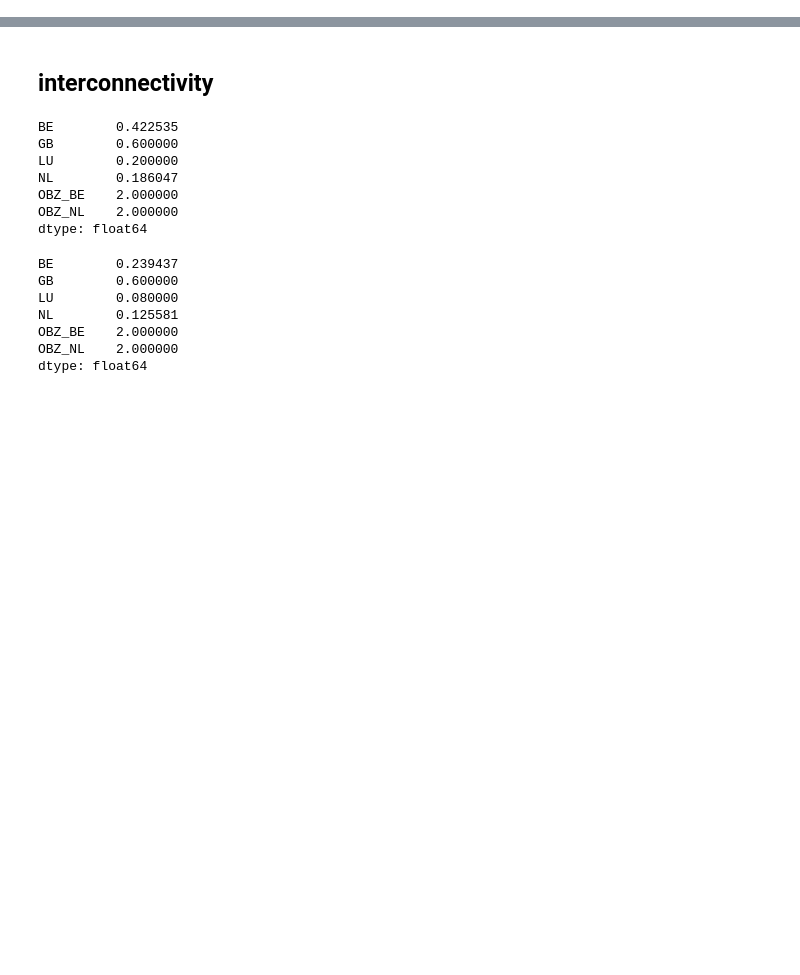
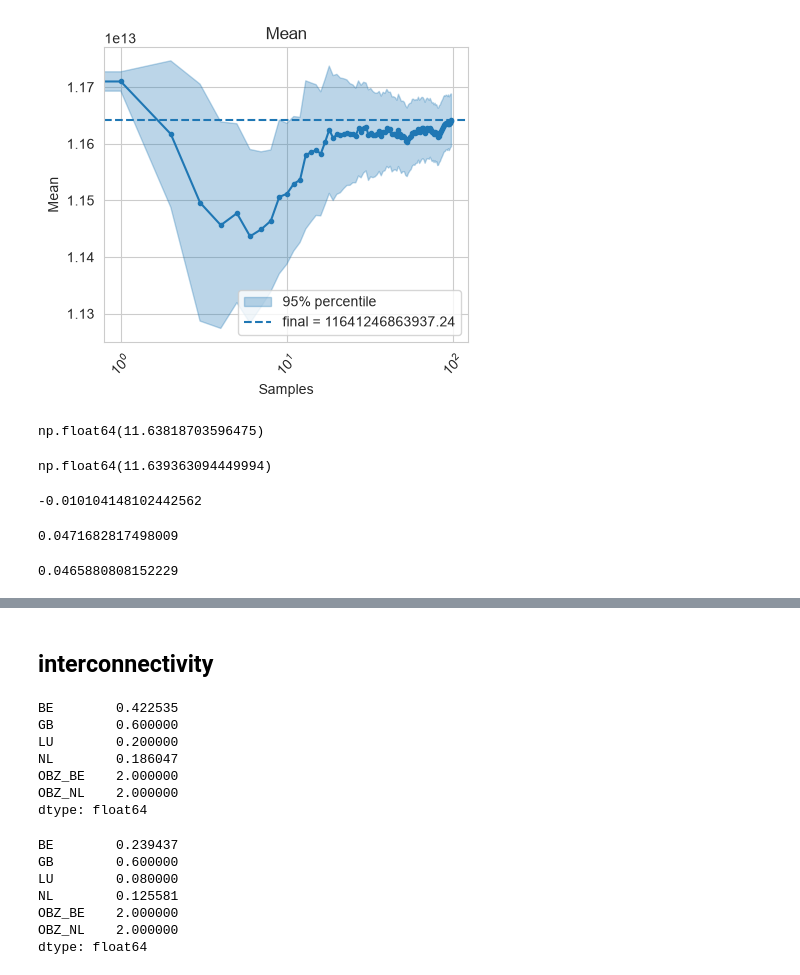
Before and after one commit to nathan-giovannini/pypsa-monte_carlo, a Jupyter notebook: post_proc_cba.ipynb, the cells around one changed output, grey strips where cells are left out. Saved outputs shown, nothing was run; the diff lists cells and outputs as text; code cells hidden in the pictures; blank space fills up the shorter version.

```diff
--- a/post_proc_cba.ipynb
+++ b/post_proc_cba.ipynb
@@ -16,0 +134,57 @@ cf_0_pool = pd.read_csv('/Users/ng-work/Models/pypsa-monte_carlo/results/example
+# %%
+import numpy as np
+import matplotlib.pyplot as plt
+
+samples = np.asarray(np.arange(len(total_list)-1))
+mean = np.asarray(mean)
+std = np.asarray(convergence)*1.96
+
+fig, ax = plt.subplots(figsize=(4.5, 4))
+
+# Mean curve with markers
+ax.plot(samples, mean, "-o", color="C0", markersize=3, lw=1.5)
+
+# Shaded ±σ band
+ax.fill_between(samples, mean - std, mean + std,
+                color="C0", alpha=0.3,
+                label="95% percentile" #r"$\pm\sigma_\mu$"
+                )
+
+# Dashed horizontal line at the final value
+final = mean[-1]
+ax.axhline(final, color="C0", ls="--", lw=1.5,
+           label=f"final = {final:.2f}")
+
+# Log x-axis, rotated tick labels
+ax.set_xscale("log")
+ax.tick_params(axis="x", rotation=45)
+
+ax.set_xlabel("Samples")
+ax.set_ylabel("Mean")
+ax.set_title("Mean")
+ax.legend(loc="lower right")
+
+fig.tight_layout()
+plt.show()
+# %% [output]
+[figure, added]
+# %%
+total_list.mean()/1e12 #alternative seed
+# %% [output]
+np.float64(11.63818703596475)
+# %%
+total_list.mean()/1e12 #original seed
+# %% [output]
+np.float64(11.639363094449994)
+# %%
+((11.63818703596475 - 11.639363094449994)/11.639363094449994)*100
+# %% [output]
+-0.010104148102442562
+# %%
+(1.96 * 24065449872.3474/1e12)
+# %% [output]
+0.0471682817498009
+# %%
+(1.96 * 23769428987.358624/1e12)
+# %% [output]
+0.0465880808152229
```
Also changed, not shown: parts of 41 cells of this notebook.
